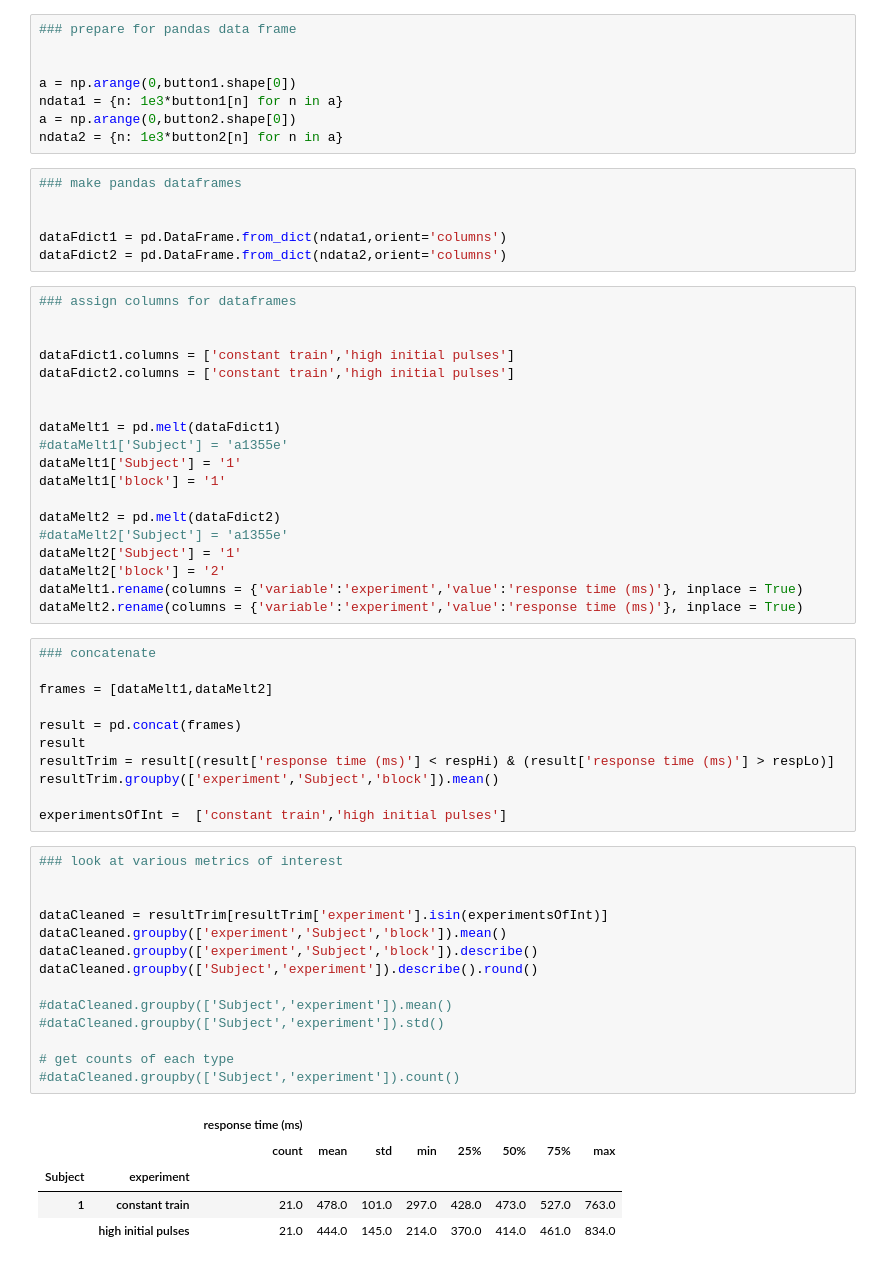
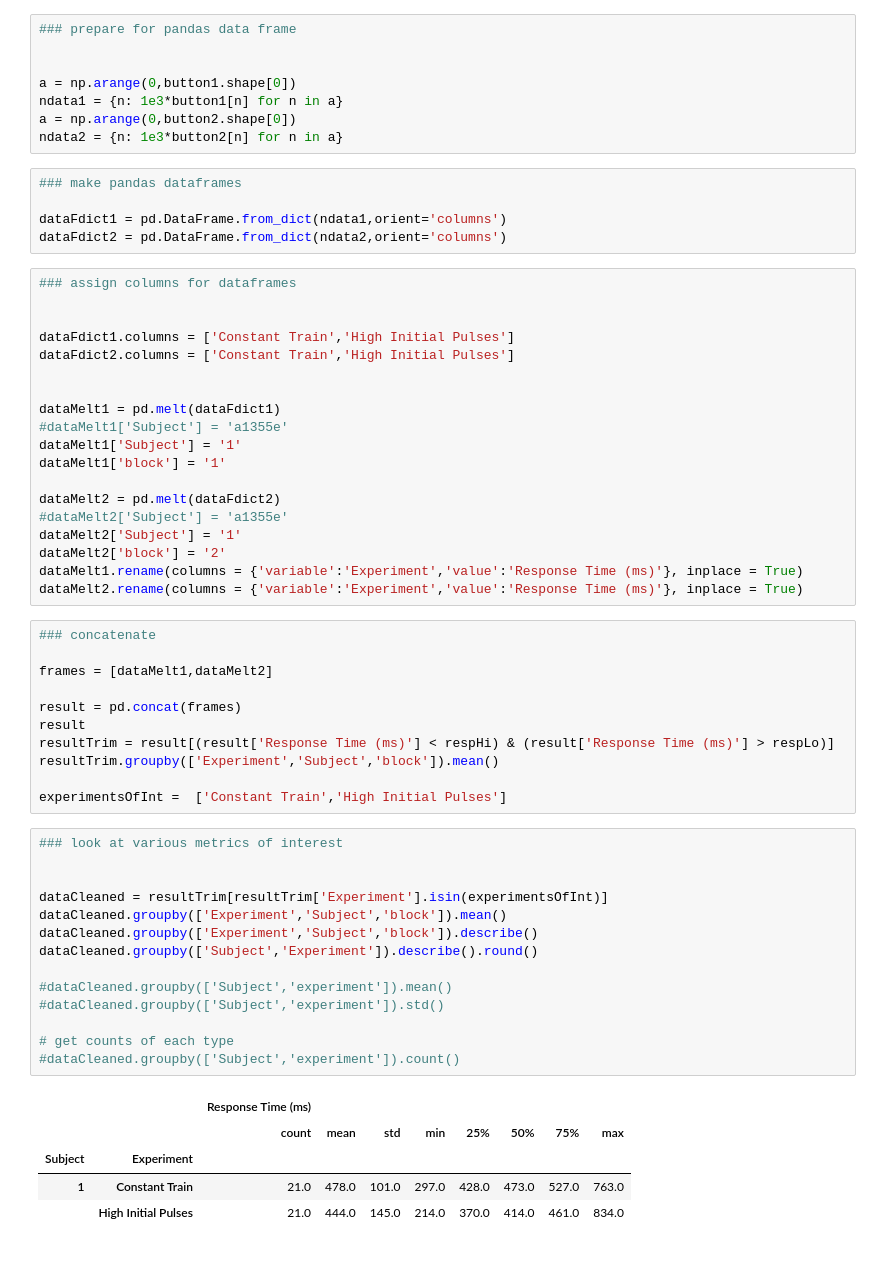
Before and after one commit to davidjuliancaldwell/StimulationResponseTimingPython, a Jupyter notebook: a1355e_priming.ipynb, the cells around one changed output. Cells and saved outputs as stored; diff of their text form.

```diff
--- a/a1355e_priming.ipynb
+++ b/a1355e_priming.ipynb
@@ -51,15 +51,14 @@ ndata2 = {n: 1e3*button2[n] for n in a}
 # %%
 ### make pandas dataframes
 
-
 dataFdict1 = pd.DataFrame.from_dict(ndata1,orient='columns')
 dataFdict2 = pd.DataFrame.from_dict(ndata2,orient='columns')
 # %%
 ### assign columns for dataframes
 
 
-dataFdict1.columns = ['constant train','high initial pulses']
-dataFdict2.columns = ['constant train','high initial pulses']
+dataFdict1.columns = ['Constant Train','High Initial Pulses']
+dataFdict2.columns = ['Constant Train','High Initial Pulses']
 
 
 dataMelt1 = pd.melt(dataFdict1)
@@ -71,8 +70,8 @@ dataMelt2 = pd.melt(dataFdict2)
 #dataMelt2['Subject'] = 'a1355e'
 dataMelt2['Subject'] = '1'
 dataMelt2['block'] = '2'
-dataMelt1.rename(columns = {'variable':'experiment','value':'response time (ms)'}, inplace = True)
-dataMelt2.rename(columns = {'variable':'experiment','value':'response time (ms)'}, inplace = True)
+dataMelt1.rename(columns = {'variable':'Experiment','value':'Response Time (ms)'}, inplace = True)
+dataMelt2.rename(columns = {'variable':'Experiment','value':'Response Time (ms)'}, inplace = True)
 # %%
 ### concatenate
 
@@ -80,30 +79,30 @@ frames = [dataMelt1,dataMelt2]
 
 result = pd.concat(frames)
 result
-resultTrim = result[(result['response time (ms)'] < respHi) & (result['response time (ms)'] > respLo)]
-resultTrim.groupby(['experiment','Subject','block']).mean()
+resultTrim = result[(result['Response Time (ms)'] < respHi) & (result['Response Time (ms)'] > respLo)]
+resultTrim.groupby(['Experiment','Subject','block']).mean()
 
-experimentsOfInt =  ['constant train','high initial pulses']
+experimentsOfInt =  ['Constant Train','High Initial Pulses']
 # %%
 ### look at various metrics of interest
 
 
-dataCleaned = resultTrim[resultTrim['experiment'].isin(experimentsOfInt)]
-dataCleaned.groupby(['experiment','Subject','block']).mean()
-dataCleaned.groupby(['experiment','Subject','block']).describe()
-dataCleaned.groupby(['Subject','experiment']).describe().round()
+dataCleaned = resultTrim[resultTrim['Experiment'].isin(experimentsOfInt)]
+dataCleaned.groupby(['Experiment','Subject','block']).mean()
+dataCleaned.groupby(['Experiment','Subject','block']).describe()
+dataCleaned.groupby(['Subject','Experiment']).describe().round()
 
 #dataCleaned.groupby(['Subject','experiment']).mean()
 #dataCleaned.groupby(['Subject','experiment']).std()
 
 # get counts of each type
 #dataCleaned.groupby(['Subject','experiment']).count()
 # %% [output]
-|  |  | response time (ms) |  |  |  |  |  |  |  |
+|  |  | Response Time (ms) |  |  |  |  |  |  |  |
 |  |  | count | mean | std | min | 25% | 50% | 75% | max |
-| Subject | experiment |  |  |  |  |  |  |  |  |
-| 1 | constant train | 21.0 | 478.0 | 101.0 | 297.0 | 428.0 | 473.0 | 527.0 | 763.0 |
-|  | high initial pulses | 21.0 | 444.0 | 145.0 | 214.0 | 370.0 | 414.0 | 461.0 | 834.0 |
+| Subject | Experiment |  |  |  |  |  |  |  |  |
+| 1 | Constant Train | 21.0 | 478.0 | 101.0 | 297.0 | 428.0 | 473.0 | 527.0 | 763.0 |
+|  | High Initial Pulses | 21.0 | 444.0 | 145.0 | 214.0 | 370.0 | 414.0 | 461.0 | 834.0 |
 # %%
 # set the color palette
 
```
Also changed, not shown: parts of 12 cells of this notebook, 1 other file.
